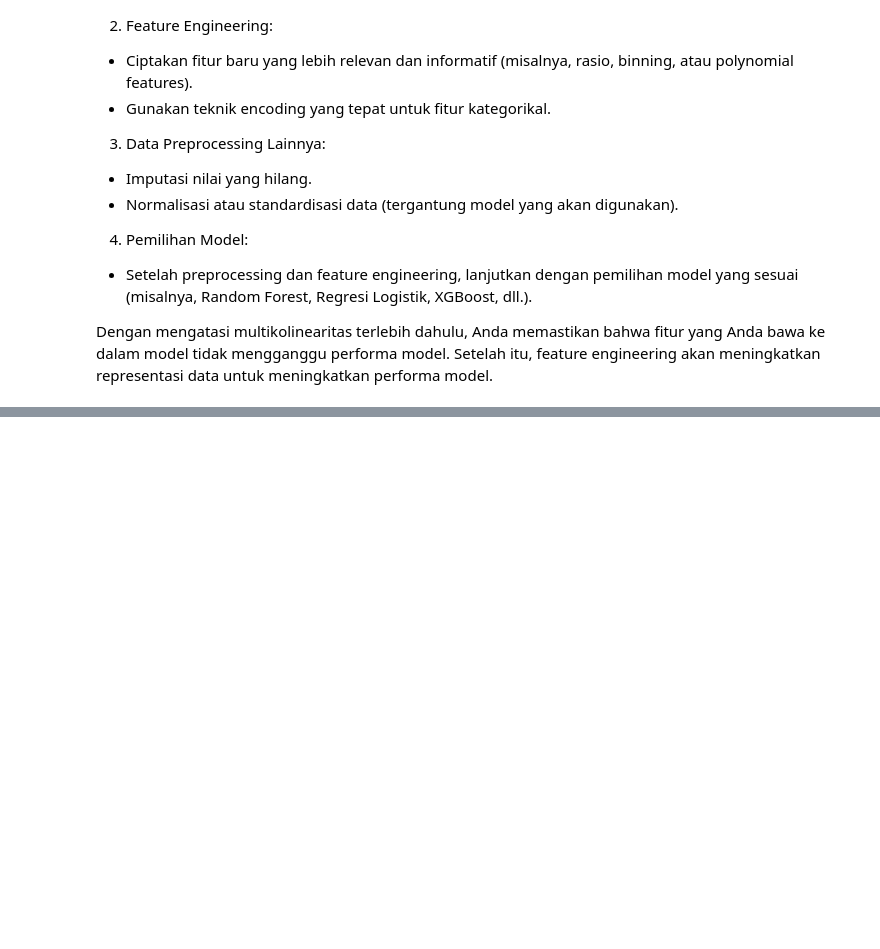
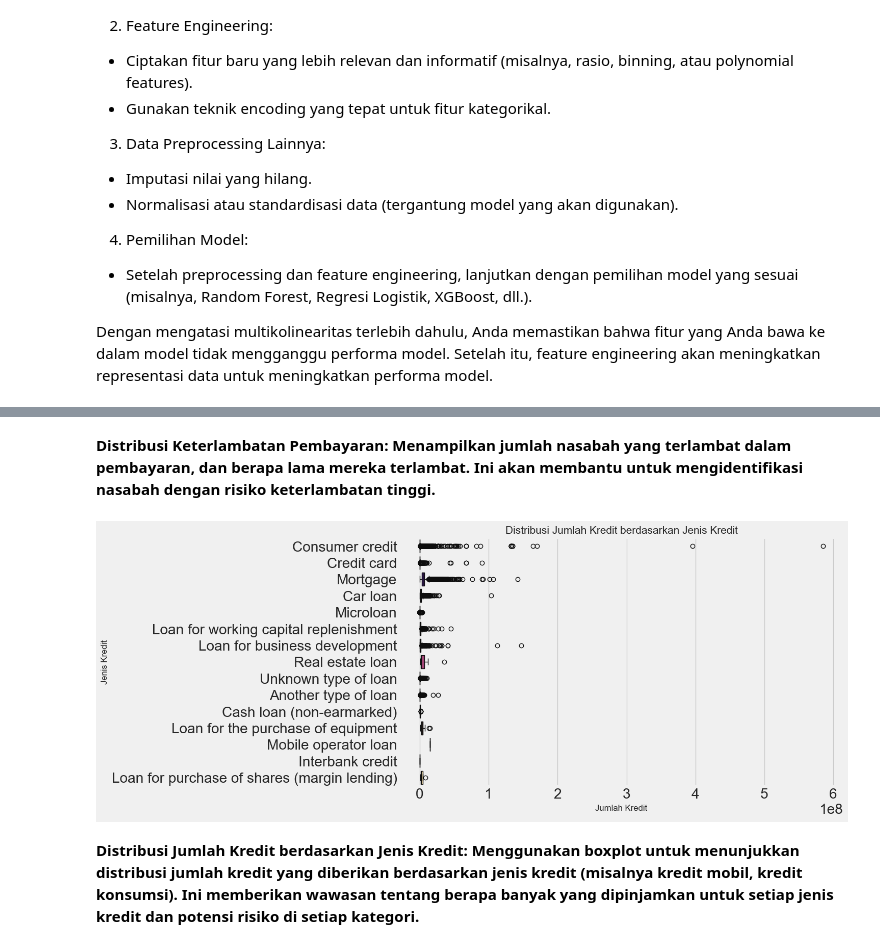
Before and after one commit to hijirdella/EDA-Homecredit, a Jupyter notebook: Bureau_Johannes.ipynb, the cells around one changed output, grey strips where cells are left out. Saved outputs shown, nothing was run; the diff lists cells and outputs as text; code cells hidden in the pictures; blank space fills up the shorter version.

```diff
--- a/Bureau_Johannes.ipynb
+++ b/Bureau_Johannes.ipynb
@@ -841,0 +879,15 @@ Dengan mengatasi multikolinearitas terlebih dahulu, Anda memastikan bahwa fitur
+# %% [markdown]
+ **Distribusi Keterlambatan Pembayaran: Menampilkan jumlah nasabah yang terlambat dalam pembayaran, dan berapa lama mereka terlambat. Ini akan membantu untuk mengidentifikasi nasabah dengan risiko keterlambatan tinggi.**
+# %%
+
+### 3. Grafik Distribusi Jenis Kredit dan Jumlah Kredit (AMT_CREDIT_SUM)
+plt.figure(figsize=(10, 6))
+sns.boxplot(data=data, y='CREDIT_TYPE', x='AMT_CREDIT_SUM', palette='magma')
+plt.title('Distribusi Jumlah Kredit berdasarkan Jenis Kredit', fontsize=15)
+plt.ylabel('Jenis Kredit', fontsize=12)
+plt.xlabel('Jumlah Kredit', fontsize=12)
+plt.show()
+# %% [output]
+[figure, added]
+# %% [markdown]
+**Distribusi Jumlah Kredit berdasarkan Jenis Kredit: Menggunakan boxplot untuk menunjukkan distribusi jumlah kredit yang diberikan berdasarkan jenis kredit (misalnya kredit mobil, kredit konsumsi). Ini memberikan wawasan tentang berapa banyak yang dipinjamkan untuk setiap jenis kredit dan potensi risiko di setiap kategori.**
```
Also changed, not shown: parts of 4 cells of this notebook.
